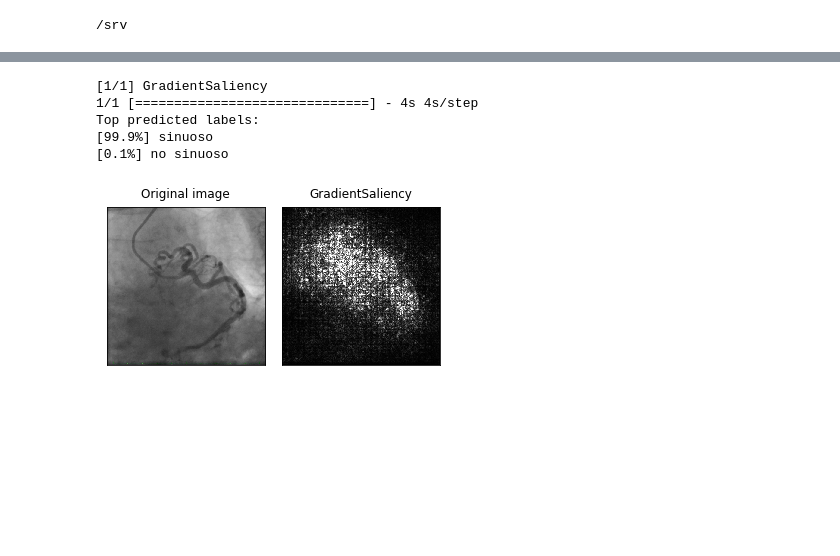
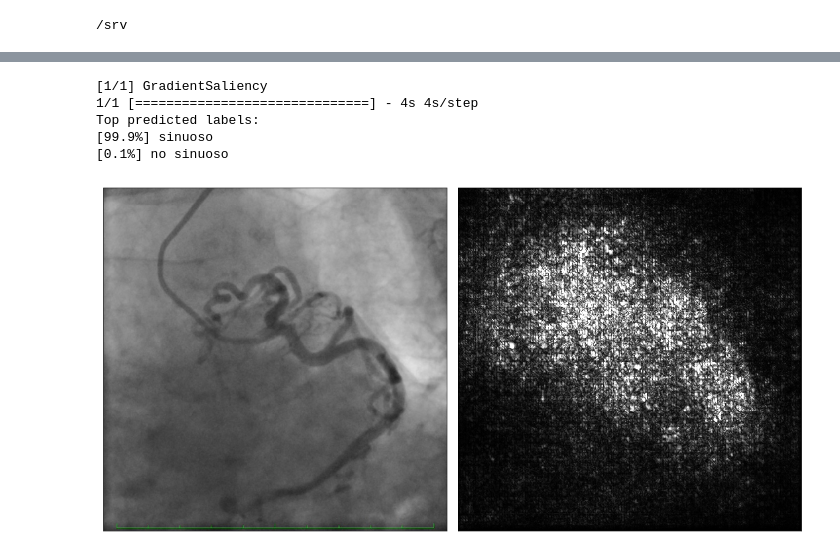
Before and after one commit to MiriamCobo/CoronaryArteries, a Jupyter notebook: notebooks/3.2-Saliency_maps-spider.ipynb, the cells around one changed output, grey strips where cells are left out. Saved outputs shown, nothing was run; the diff lists cells and outputs as text; code cells hidden in the pictures; blank space fills up the shorter version.

```diff
--- a/notebooks/3.2-Saliency_maps-spider.ipynb
+++ b/notebooks/3.2-Saliency_maps-spider.ipynb
@@ -64,7 +64,7 @@ saliency_types = [GradientSaliency] # --> VisualBackprop seems to give errors
 # https://stackoverflow.com/questions/52606751/invalidargumenterror-input-10-is-both-fed-and-fetched posible solucion al error
 # solo deberiamos usar Gradients y GRadCAM de acuerdo con el paper
 # citado en https://glassboxmedicine.com/2019/10/12/guided-grad-cam-is-broken-sanity-checks-for-saliency-maps/
-figsize = 5
+figsize = 15
 fig, axs = plt.subplots(1, len(saliency_types)+1, figsize=(figsize*(len(saliency_types)), figsize))
 axbig=axs[0]
 
@@ -87,7 +87,7 @@ image = data_utils.load_image(FILEPATH)#
 image = data_utils.resize_im(image, height=conf['model']['image_size'], width=conf['model']['image_size'])
 
 axbig.imshow(image)
-axbig.set_title('Original image', fontsize=12, pad=10)
+# axbig.set_title('Original image', fontsize=12, pad=10)
 axbig.set_xticks([])
 axbig.set_yticks([])
 axbig.xaxis.set_visible(False)
@@ -105,7 +105,7 @@ for i, f in enumerate(saliency_types):
     mask = saliency_func.get_mask(img_arr)
     mask = np.sum(np.abs(mask), axis=2)
     axs[i].imshow(mask, cmap=plt.cm.gray, vmin=np.amin(mask), vmax=np.percentile(mask, 98))
-    axs[i].set_title(saliency_func.__class__.__name__, fontsize=12, pad=10)
+#     axs[i].set_title(saliency_func.__class__.__name__, fontsize=12, pad=10)
 
 # remove the x and y ticks
 for ax in axs:
@@ -114,7 +114,7 @@ for ax in axs:
     ax.yaxis.set_label_position("right")
 
 fig.tight_layout(pad=1.0)
-plt.savefig('/srv/image-results/saliencyMaps_5990_SPIDER_n.png',bbox_inches='tight')
+plt.savefig('/srv/image-results/saliencyMaps_5990_SPIDER_n.pdf',bbox_inches='tight')
 
 # Print predicted labels
 pred_lab, pred_prob = predict(model, FILEPATH, conf, top_K=TOP_K)#, filemode='local')
@@ -133,7 +133,7 @@ FILEPATH = '/srv/datos/ENVIO_ABRIL/Tortuosos/Tortuosos_spider/2614_SPIDER_s.jpg'
 saliency_types = [GradientSaliency]#, VisualBackprop] # --> VisualBackprop seems to give errors
 # https://stackoverflow.com/questions/52606751/invalidargumenterror-input-10-is-both-fed-and-fetched posible solucion al error
 
-figsize = 5
+figsize = 15
 fig, axs = plt.subplots(1, len(saliency_types)+1, figsize=(figsize*(len(saliency_types)), figsize))
 axbig=axs[0]
 
@@ -156,7 +156,7 @@ image = data_utils.load_image(FILEPATH)#
 image = data_utils.resize_im(image, height=conf['model']['image_size'], width=conf['model']['image_size'])
 
 axbig.imshow(image)
-axbig.set_title('Original image', fontsize=12, pad=10)
+# axbig.set_title('Original image', fontsize=12, pad=10)
 axbig.set_xticks([])
 axbig.set_yticks([])
 axbig.xaxis.set_visible(False)
@@ -167,33 +167,33 @@ axs = axs[1:]
 
 # Saliency maps
 for i, f in enumerate(saliency_types):
     print('[{}/{}] {}'.format(i+1, len(saliency_types), f.__name__))
     saliency_func = f(model)
 
     # Normal map
     mask = saliency_func.get_mask(img_arr)
     mask = np.sum(np.abs(mask), axis=2)
     axs[i].imshow(mask, cmap=plt.cm.gray, vmin=np.amin(mask), vmax=np.percentile(mask, 98))
-    axs[i].set_title(saliency_func.__class__.__name__, fontsize=12, pad=10)
+#     axs[i].set_title(saliency_func.__class__.__name__, fontsize=12, pad=10)
 
 # remove the x and y ticks
 for ax in axs:
     ax.set_xticks([])
     ax.set_yticks([])
     ax.yaxis.set_label_position("right")
 
 fig.tight_layout(pad=1.0)
-plt.savefig('/srv/image-results/saliencyMaps_2614_SPIDER_s.png',bbox_inches='tight')
+plt.savefig('/srv/image-results/saliencyMaps_2614_SPIDER_s.pdf',bbox_inches='tight')
 
 # Print predicted labels
 pred_lab, pred_prob = predict(model, FILEPATH, conf, top_K=TOP_K)#, filemode='local')
 print('Top predicted labels:')
 for j in range(pred_lab.shape[1]):
     print('[{:.1f}%] {}'.format(pred_prob[0, j] * 100, class_names[pred_lab[0, j]]))
 # %% [output]
 [1/1] GradientSaliency
 1/1 [==============================] - 4s 4s/step
 Top predicted labels:
 [99.9%] sinuoso
 [0.1%] no sinuoso
-[figure, old version]
+[figure, new version]
```
Also changed, not shown: parts of 1 cell of this notebook, 4 other files.
